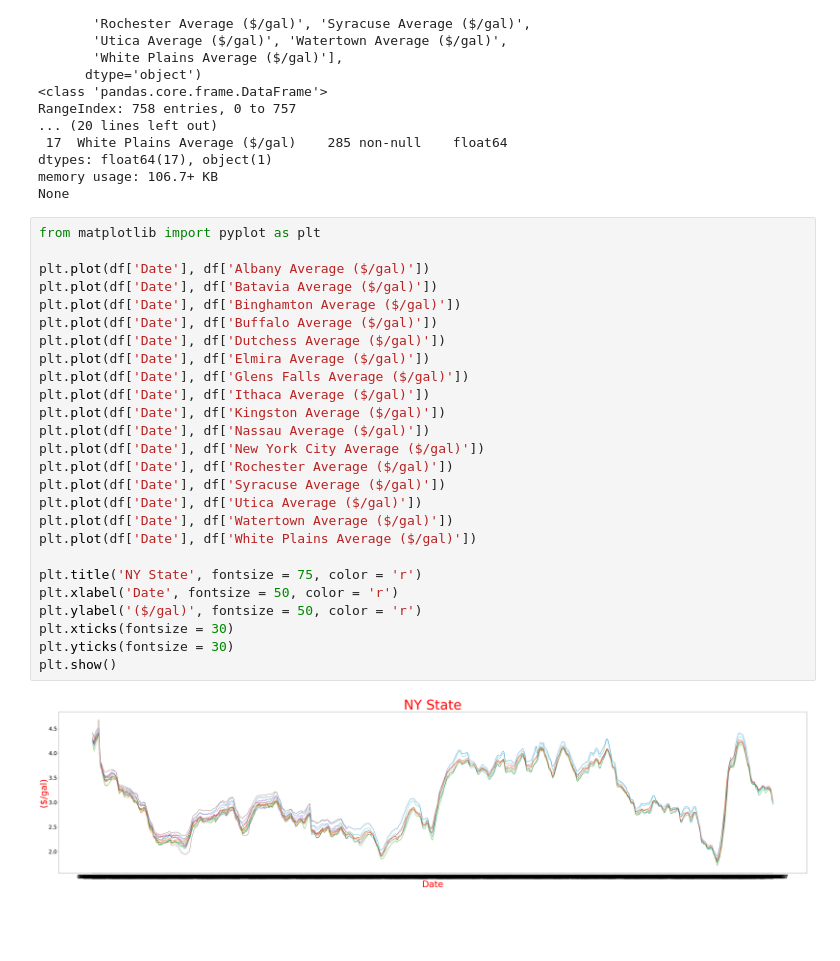
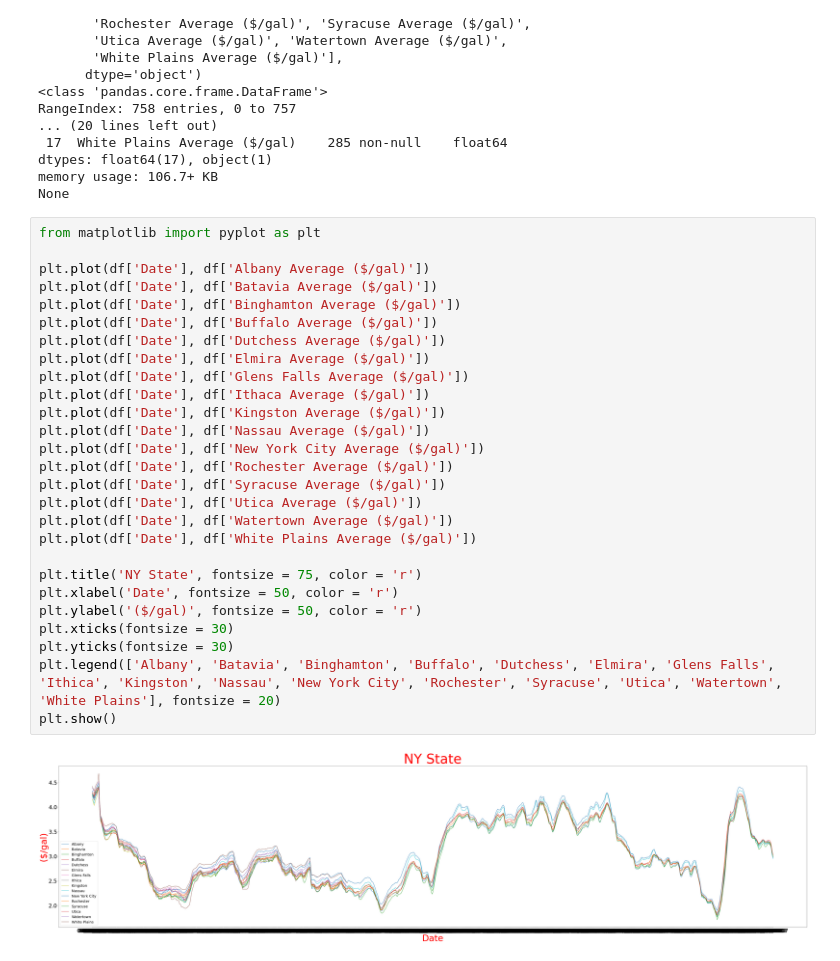
Before and after one commit to emcancode/FinalProjectPDA_Noeth, a Jupyter notebook: FinalProjectPDA.ipynb, the cells around one changed output. Drawn from its saved outputs; the diff is of its cells as text; blank space fills up the shorter version.

```diff
--- a/FinalProjectPDA.ipynb
+++ b/FinalProjectPDA.ipynb
@@ -28,28 +28,29 @@ None
 # %%
 from matplotlib import pyplot as plt
 
 plt.plot(df['Date'], df['Albany Average ($/gal)'])
 plt.plot(df['Date'], df['Batavia Average ($/gal)'])
 plt.plot(df['Date'], df['Binghamton Average ($/gal)'])
 plt.plot(df['Date'], df['Buffalo Average ($/gal)'])
 plt.plot(df['Date'], df['Dutchess Average ($/gal)'])
 plt.plot(df['Date'], df['Elmira Average ($/gal)'])
 plt.plot(df['Date'], df['Glens Falls Average ($/gal)'])
 plt.plot(df['Date'], df['Ithaca Average ($/gal)'])
 plt.plot(df['Date'], df['Kingston Average ($/gal)'])
 plt.plot(df['Date'], df['Nassau Average ($/gal)'])
 plt.plot(df['Date'], df['New York City Average ($/gal)'])
 plt.plot(df['Date'], df['Rochester Average ($/gal)'])
 plt.plot(df['Date'], df['Syracuse Average ($/gal)'])
 plt.plot(df['Date'], df['Utica Average ($/gal)'])
 plt.plot(df['Date'], df['Watertown Average ($/gal)'])
 plt.plot(df['Date'], df['White Plains Average ($/gal)'])
 
 plt.title('NY State', fontsize = 75, color = 'r')
 plt.xlabel('Date', fontsize = 50, color = 'r')
 plt.ylabel('($/gal)', fontsize = 50, color = 'r')
 plt.xticks(fontsize = 30)
 plt.yticks(fontsize = 30)
+plt.legend(['Albany', 'Batavia', 'Binghamton', 'Buffalo', 'Dutchess', 'Elmira', 'Glens Falls', 'Ithica', 'Kingston', 'Nassau', 'New York City', 'Rochester', 'Syracuse', 'Utica', 'Watertown', 'White Plains'], fontsize = 20)
 plt.show()
 # %% [output]
-[figure, old version]
+[figure, new version]
```
